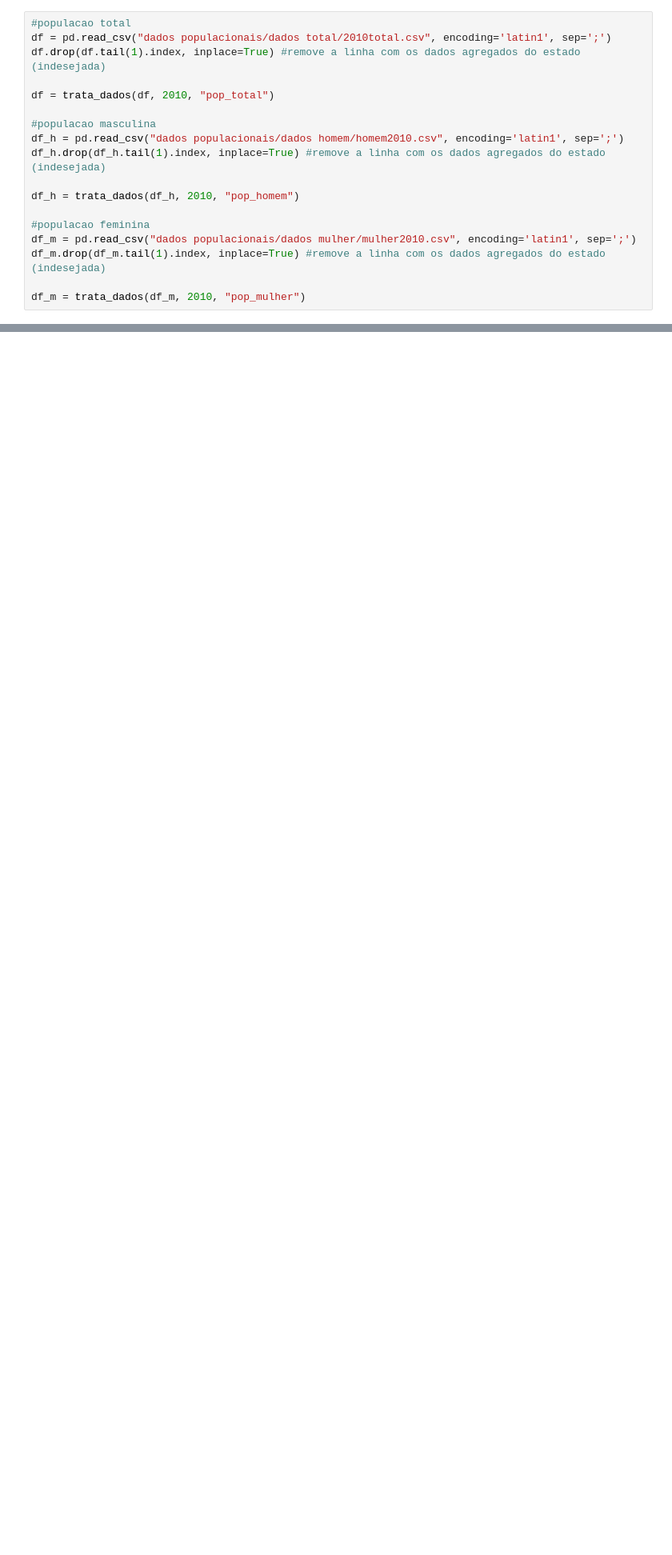
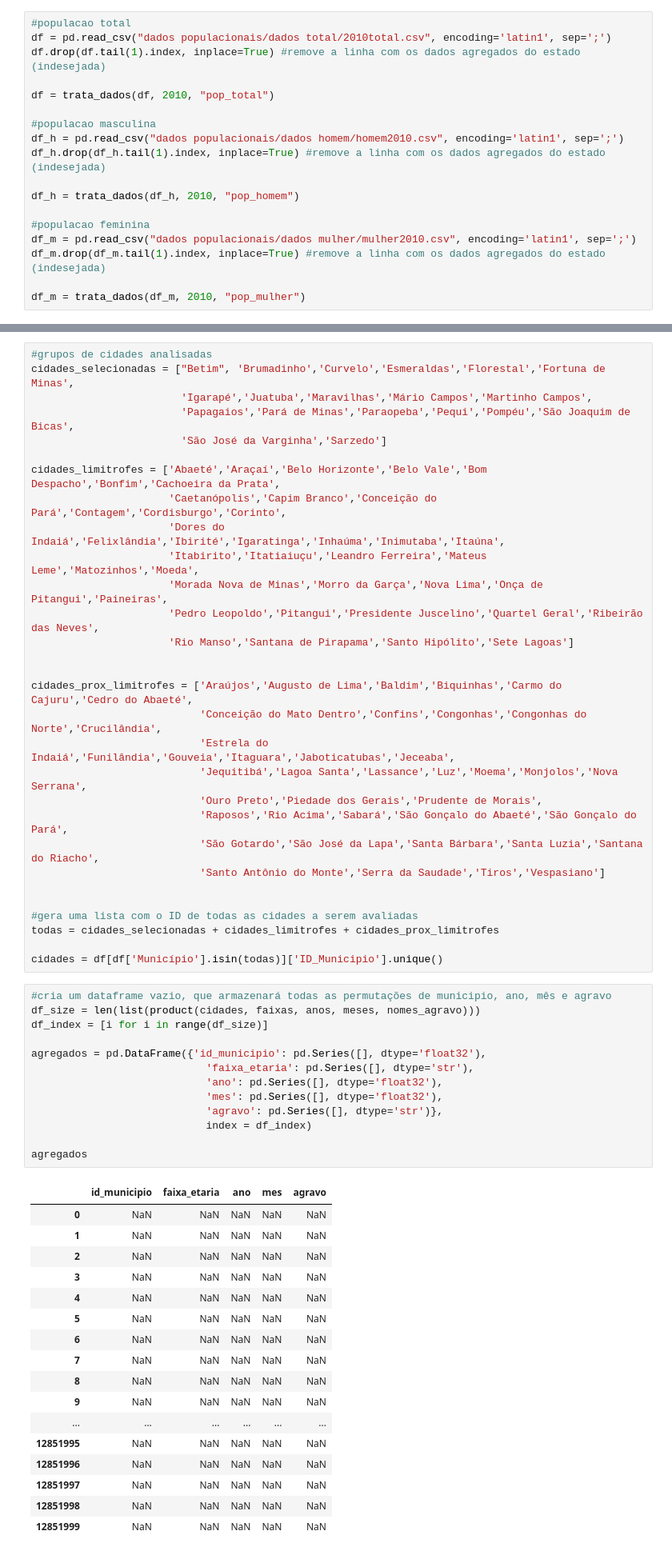
Before and after one commit to uai-ufmg/brumadinho37, a Jupyter notebook: pop_estimativas.ipynb, the cells around one changed output, grey strips where cells are left out. Shown: that part at 80% size. Drawn from its saved outputs; the diff is of its cells as text; blank space fills up the shorter version.

```diff
--- a/pop_estimativas.ipynb
+++ b/pop_estimativas.ipynb
@@ -170,0 +197,61 @@ df
+# %%
+#grupos de cidades analisadas
+cidades_selecionadas = ["Betim", 'Brumadinho','Curvelo','Esmeraldas','Florestal','Fortuna de Minas',
+                        'Igarapé','Juatuba','Maravilhas','Mário Campos','Martinho Campos',
+                        'Papagaios','Pará de Minas','Paraopeba','Pequi','Pompéu','São Joaquim de Bicas',
+                        'São José da Varginha','Sarzedo']
+
+cidades_limitrofes = ['Abaeté','Araçaí','Belo Horizonte','Belo Vale','Bom Despacho','Bonfim','Cachoeira da Prata',
+                      'Caetanópolis','Capim Branco','Conceição do Pará','Contagem','Cordisburgo','Corinto',
+                      'Dores do Indaiá','Felixlândia','Ibirité','Igaratinga','Inhaúma','Inimutaba','Itaúna',
+                      'Itabirito','Itatiaiuçu','Leandro Ferreira','Mateus Leme','Matozinhos','Moeda',
+                      'Morada Nova de Minas','Morro da Garça','Nova Lima','Onça de Pitangui','Paineiras',
+                      'Pedro Leopoldo','Pitangui','Presidente Juscelino','Quartel Geral','Ribeirão das Neves',
+                      'Rio Manso','Santana de Pirapama','Santo Hipólito','Sete Lagoas']
+
+
+cidades_prox_limitrofes = ['Araújos','Augusto de Lima','Baldim','Biquinhas','Carmo do Cajuru','Cedro do Abaeté',
+                           'Conceição do Mato Dentro','Confins','Congonhas','Congonhas do Norte','Crucilândia',
+                           'Estrela do Indaiá','Funilândia','Gouveia','Itaguara','Jaboticatubas','Jeceaba',
+                           'Jequitibá','Lagoa Santa','Lassance','Luz','Moema','Monjolos','Nova Serrana',
+                           'Ouro Preto','Piedade dos Gerais','Prudente de Morais',
+                           'Raposos','Rio Acima','Sabará','São Gonçalo do Abaeté','São Gonçalo do Pará',
+                           'São Gotardo','São José da Lapa','Santa Bárbara','Santa Luzia','Santana do Riacho',
+                           'Santo Antônio do Monte','Serra da Saudade','Tiros','Vespasiano']
+
+
+#gera uma lista com o ID de todas as cidades a serem avaliadas
+todas = cidades_selecionadas + cidades_limitrofes + cidades_prox_limitrofes
+
+cidades = df[df['Município'].isin(todas)]['ID_Municipio'].unique()
+# %%
+#cria um dataframe vazio, que armazenará todas as permutações de municipio, ano, mês e agravo
+df_size = len(list(product(cidades, faixas, anos, meses, nomes_agravo)))
+df_index = [i for i in range(df_size)]
+
+agregados = pd.DataFrame({'id_municipio': pd.Series([], dtype='float32'),
+                            'faixa_etaria': pd.Series([], dtype='str'),
+                            'ano': pd.Series([], dtype='float32'),
+                            'mes': pd.Series([], dtype='float32'),
+                            'agravo': pd.Series([], dtype='str')},
+                            index = df_index)
+
+agregados
+# %% [output]
+|  | id_municipio | faixa_etaria | ano | mes | agravo |
+| 0 | NaN | NaN | NaN | NaN | NaN |
+| 1 | NaN | NaN | NaN | NaN | NaN |
+| 2 | NaN | NaN | NaN | NaN | NaN |
+| 3 | NaN | NaN | NaN | NaN | NaN |
+| 4 | NaN | NaN | NaN | NaN | NaN |
+| 5 | NaN | NaN | NaN | NaN | NaN |
+| 6 | NaN | NaN | NaN | NaN | NaN |
+| 7 | NaN | NaN | NaN | NaN | NaN |
+| 8 | NaN | NaN | NaN | NaN | NaN |
+| 9 | NaN | NaN | NaN | NaN | NaN |
+| ... | ... | ... | ... | ... | ... |
+| 12851995 | NaN | NaN | NaN | NaN | NaN |
+| 12851996 | NaN | NaN | NaN | NaN | NaN |
+| 12851997 | NaN | NaN | NaN | NaN | NaN |
+| 12851998 | NaN | NaN | NaN | NaN | NaN |
+| 12851999 | NaN | NaN | NaN | NaN | NaN |
```
Also changed, not shown: parts of 22 cells of this notebook, 1 other file.
